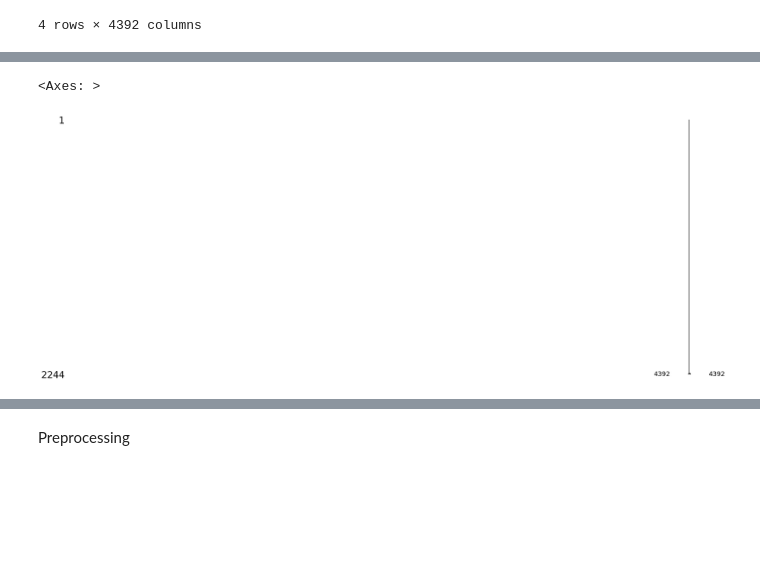
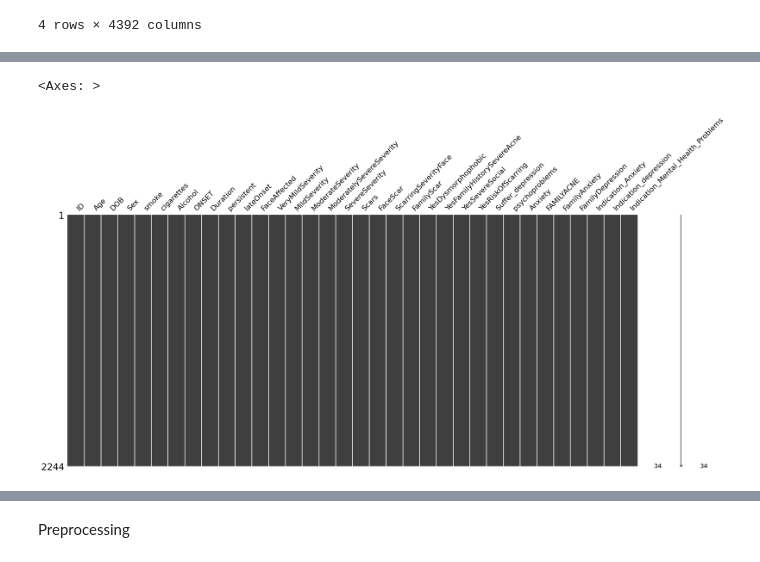
Before and after one commit to tcwy01/AcnePsychosocial, a Jupyter notebook: Acne_script.ipynb, the cells around one changed output, grey strips where cells are left out. Cells and saved outputs as stored; diff of their text form; code cells hidden in the pictures; blank space fills up the shorter version.

```diff
--- a/Acne_script.ipynb
+++ b/Acne_script.ipynb
@@ -34,10 +169,10 @@ acne_data.describe()
 # %%
 #Loading in missingno
 #! pip install missingno
 import missingno as msno
 
 #Inspecting missing values
-msno.matrix(acne_data)
+msno.matrix(acne_psychosocial.iloc[:, :34])
 # %% [output]
 <Axes: >
-[figure, old version]
+[figure, new version]
```
Also changed, not shown: parts of 4 cells of this notebook.
